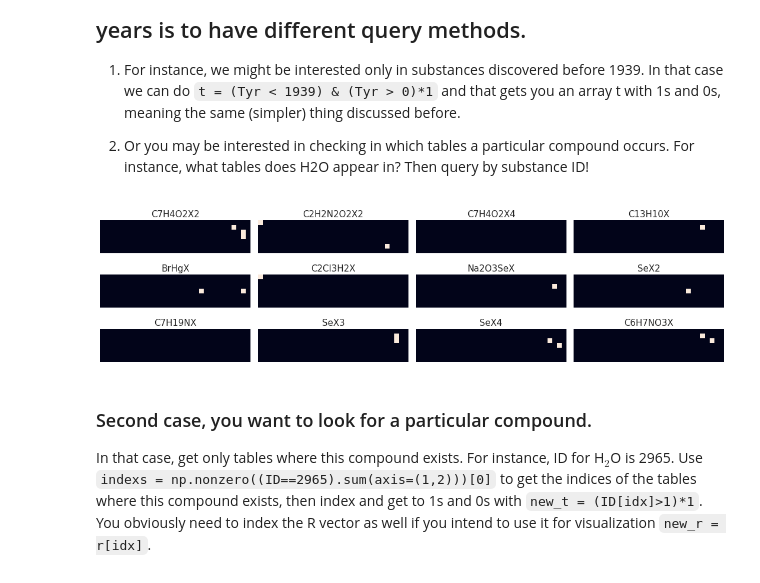
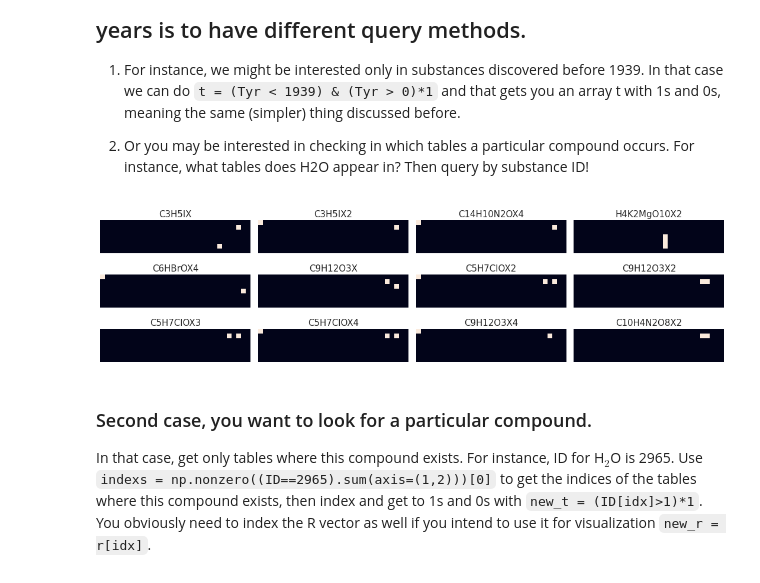
Before and after one commit to doncamilom/1868_SubstancesStudy, a Jupyter notebook: Notebooks/Analysis.ipynb, the cells around one changed output. Cells and saved outputs as stored; diff of their text form; code cells hidden in the pictures.

Commit message:
New code to convert the results from OnlyStrs into python usual format

```diff
--- a/Notebooks/Analysis.ipynb
+++ b/Notebooks/Analysis.ipynb
@@ -40,0 +38,18 @@ print(elemList[:10])
+# %%
+dataPath = "../Code/OnlyStrs/Data/"
+
+# Load matches_pickle.bin
+Match_file = bz2.BZ2File(dataPath+'matches_pickle.bin', 'r')
+Matches = pickle.load(Match_file)
+
+# Load Rs_sparse.npz
+Rs = sp.load_npz(dataPath+'Rs_sparse.npz')
+print(Rs.shape)
+
+# Load element list
+elemList = []
+with open(f"{dataPath}/ElementList.txt",'r') as f:
+    for line in f:
+        elemList.append(line.strip())
+
+print(elemList[:10])
@@ -75,21 +93,21 @@ def getFormula(R,elemList):
             form += str(int(n))
     return form + f'X{int(R.data[-1]) if R.data[-1]!=1 else ""}'
 # %%
-# Let's select all compounds discovered before 1850 (that's everything with this toy dataset)
-t = (Tyr < 1850) & (Tyr > 0)*1
+# Let's select all compounds discovered before 2050 (that's everything with this toy dataset)
+t = (Tyr < 2050) & (Tyr > 0)*1
 
 N = 3
 fig = plt.figure(figsize=(15,1.4*N))
 for i in range(4*N):
     ax = fig.add_subplot(N,4,i+1)
     ax.set_title(getFormula(Rs[i],elemList),fontsize=15)
     ax.imshow(t[i])
     ax.axis('off')
 plt.tight_layout()
 
 #plt.savefig('/home/andres/Schreibtisch/GR/work/inf/tables.png',dpi=300)
 # %% [output]
-[figure, old version]
+[figure, new version]
 # %% [markdown]
 ### Second case, you want to look for a particular compound.
 
```
Also changed, not shown: parts of 6 cells of this notebook, 11 other files.
